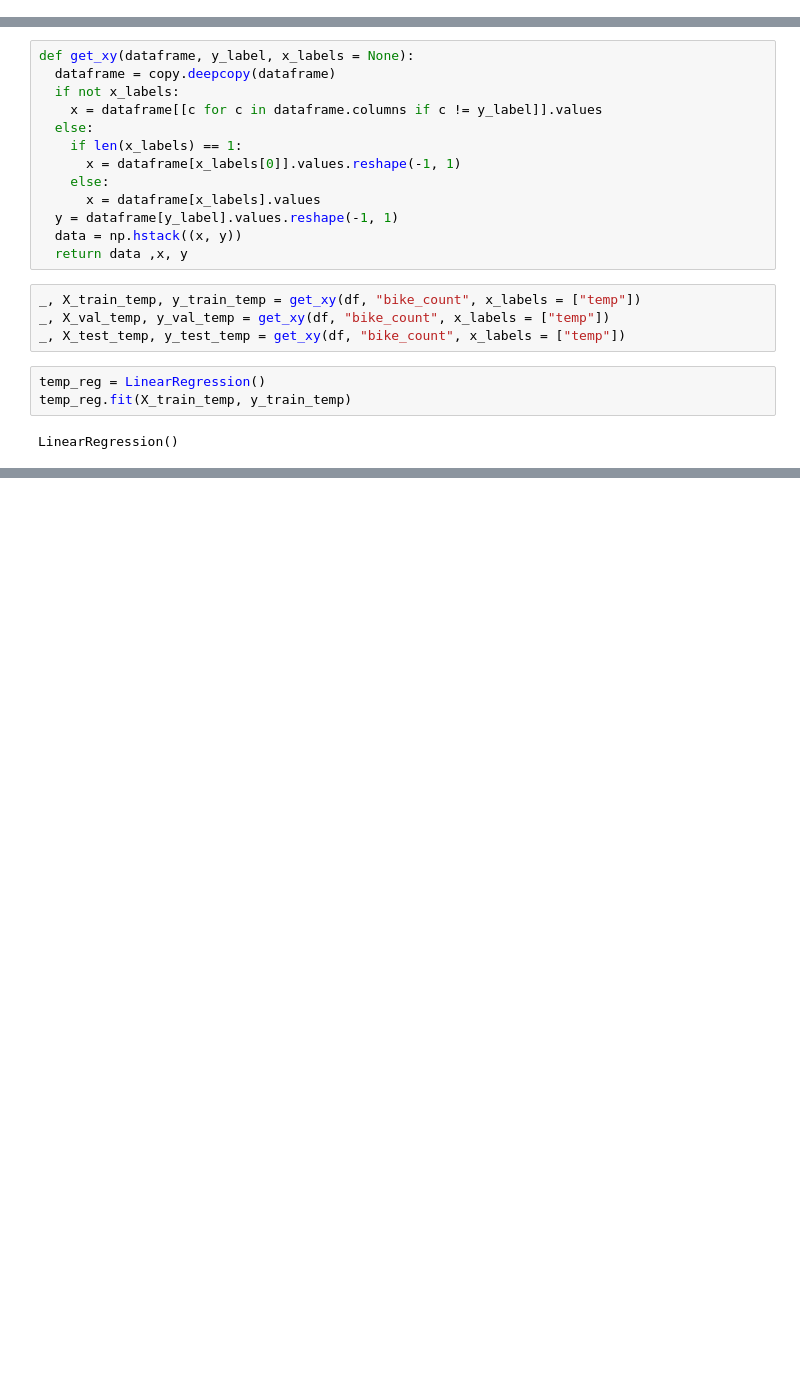
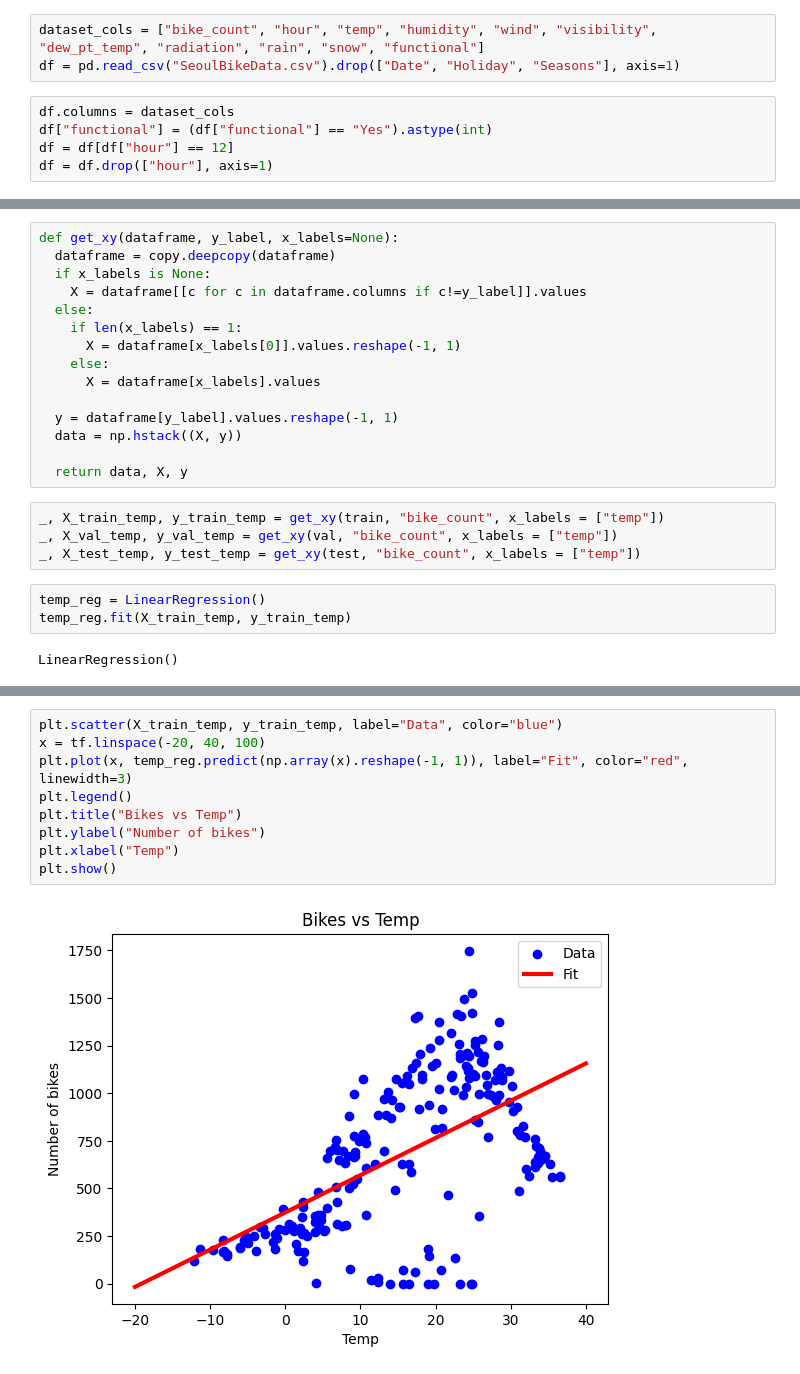
Before and after one commit to Rahul-Devloper/fcc_bikes_data_regression, a Jupyter notebook: fcc_bikes_data_regression.ipynb, the cells around one changed output, grey strips where cells are left out. Drawn from its saved outputs; the diff is of its cells as text; blank space fills up the shorter version.

```diff
--- a/fcc_bikes_data_regression.ipynb
+++ b/fcc_bikes_data_regression.ipynb
@@ -10,6 +10,14 @@ import copy
 import seaborn as sns
 import tensorflow as tf
 from sklearn.linear_model import LinearRegression
+# %%
+dataset_cols = ["bike_count", "hour", "temp", "humidity", "wind", "visibility", "dew_pt_temp", "radiation", "rain", "snow", "functional"]
+df = pd.read_csv("SeoulBikeData.csv").drop(["Date", "Holiday", "Seasons"], axis=1)
+# %%
+df.columns = dataset_cols
+df["functional"] = (df["functional"] == "Yes").astype(int)
+df = df[df["hour"] == 12]
+df = df.drop(["hour"], axis=1)
 # %%
 df.head()
 # %% [output]
@@ -52,22 +60,24 @@ Train, Validation, test dataset
 # %%
 train, val, test = np.split(df.sample(frac=1), [int(0.6*len(df)), int(0.8*len(df))])
 # %%
-def get_xy(dataframe, y_label, x_labels = None):
+def get_xy(dataframe, y_label, x_labels=None):
   dataframe = copy.deepcopy(dataframe)
-  if not x_labels:
-    x = dataframe[[c for c in dataframe.columns if c != y_label]].values
+  if x_labels is None:
+    X = dataframe[[c for c in dataframe.columns if c!=y_label]].values
   else:
     if len(x_labels) == 1:
-      x = dataframe[x_labels[0]].values.reshape(-1, 1)
+      X = dataframe[x_labels[0]].values.reshape(-1, 1)
     else:
-      x = dataframe[x_labels].values
+      X = dataframe[x_labels].values
+
   y = dataframe[y_label].values.reshape(-1, 1)
-  data = np.hstack((x, y))
-  return data ,x, y
+  data = np.hstack((X, y))
+
+  return data, X, y
 # %%
-_, X_train_temp, y_train_temp = get_xy(df, "bike_count", x_labels = ["temp"])
-_, X_val_temp, y_val_temp = get_xy(df, "bike_count", x_labels = ["temp"])
-_, X_test_temp, y_test_temp = get_xy(df, "bike_count", x_labels = ["temp"])
+_, X_train_temp, y_train_temp = get_xy(train, "bike_count", x_labels = ["temp"])
+_, X_val_temp, y_val_temp = get_xy(val, "bike_count", x_labels = ["temp"])
+_, X_test_temp, y_test_temp = get_xy(test, "bike_count", x_labels = ["temp"])
 # %%
 temp_reg = LinearRegression()
 temp_reg.fit(X_train_temp, y_train_temp)
@@ -85,0 +96,11 @@ temp_reg.score(X_test_temp, y_test_temp)
+# %%
+plt.scatter(X_train_temp, y_train_temp, label="Data", color="blue")
+x = tf.linspace(-20, 40, 100)
+plt.plot(x, temp_reg.predict(np.array(x).reshape(-1, 1)), label="Fit", color="red", linewidth=3)
+plt.legend()
+plt.title("Bikes vs Temp")
+plt.ylabel("Number of bikes")
+plt.xlabel("Temp")
+plt.show()
+# %% [output]
+[figure, added]
```
Also changed, not shown: parts of 6 cells of this notebook.
